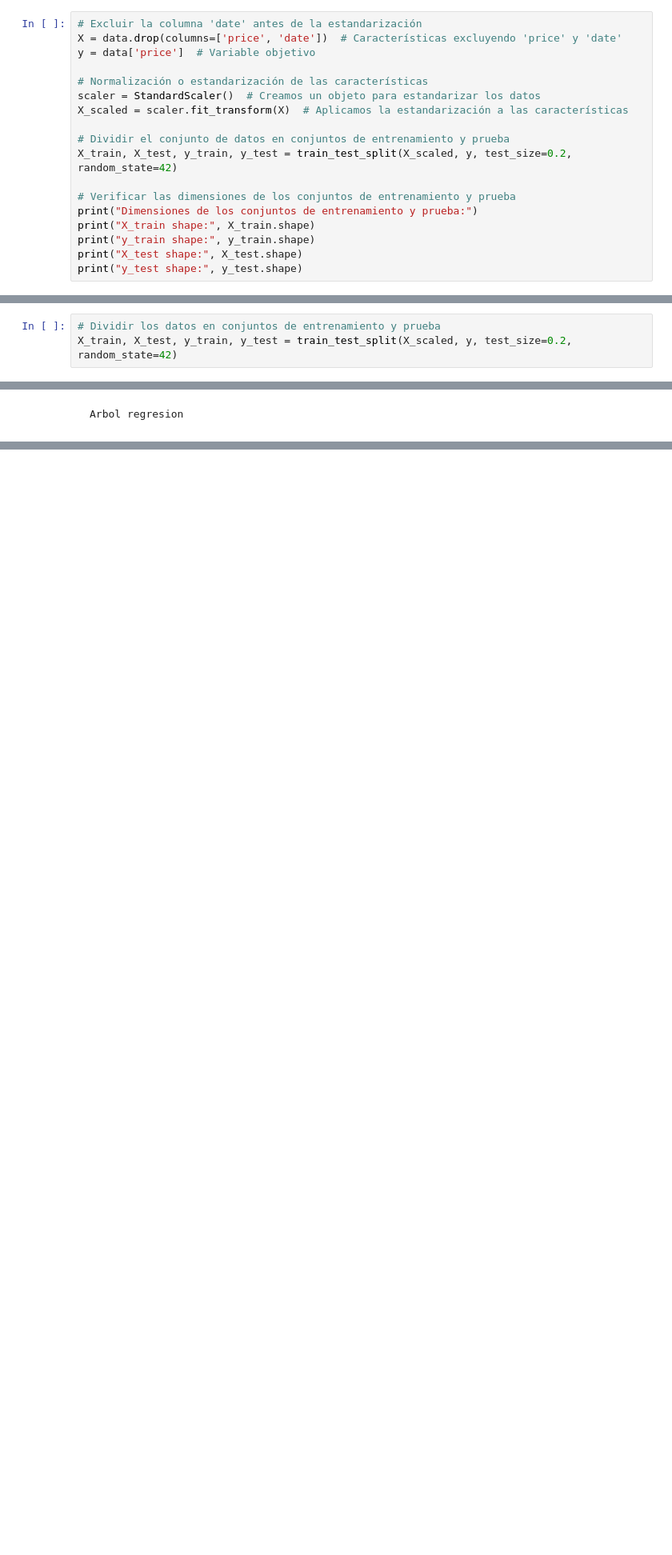
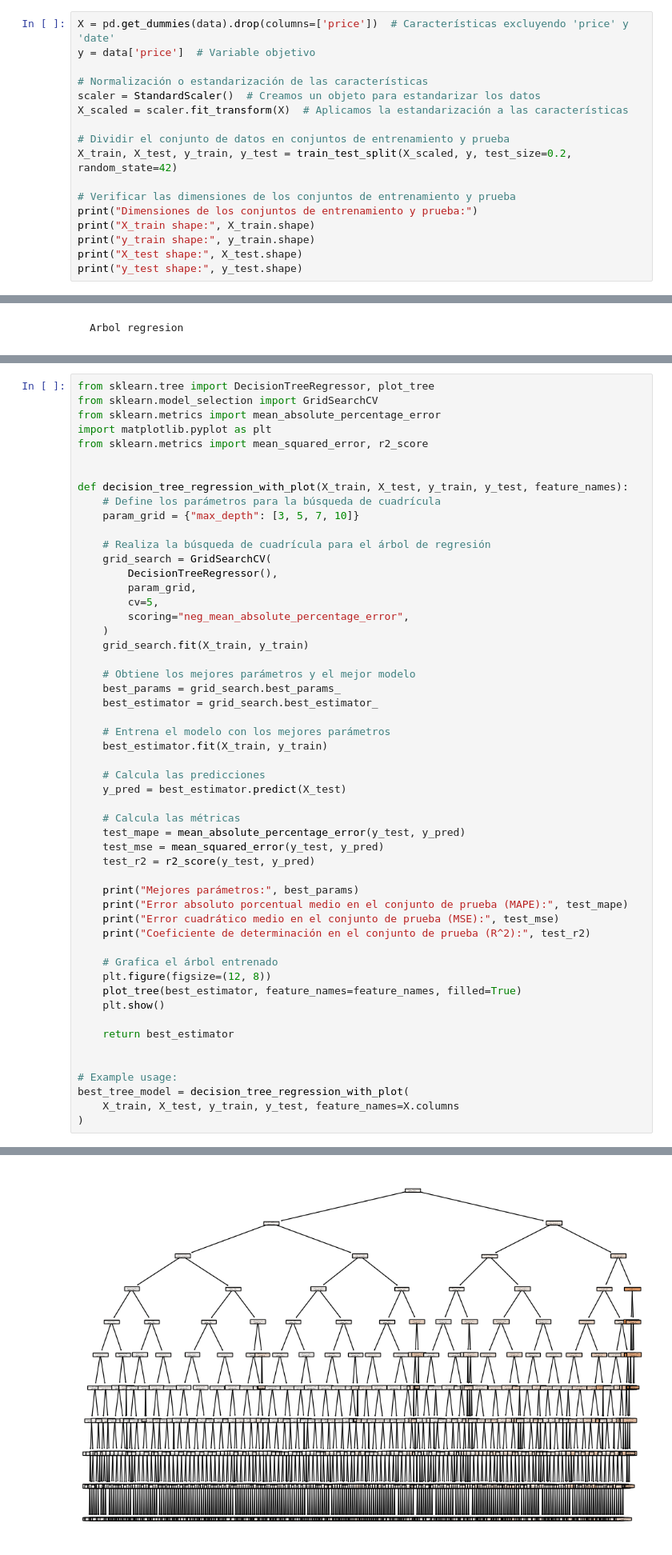
Before and after one commit to hlcxpl/DpyML-5, a Jupyter notebook: DpyML-5.ipynb, the cells around one changed output, grey strips where cells are left out. Shown at 80% size. Saved outputs shown, nothing was run; the diff lists cells and outputs as text; blank space fills up the shorter version.

````diff
--- a/DpyML-5.ipynb
+++ b/DpyML-5.ipynb
@@ -120,8 +198,7 @@ aleatoria o estratificada.
 
 ```
 # %%
-# Excluir la columna 'date' antes de la estandarización
-X = data.drop(columns=['price', 'date'])  # Características excluyendo 'price' y 'date'
+X = pd.get_dummies(data).drop(columns=['price'])  # Características excluyendo 'price' y 'date'
 y = data['price']  # Variable objetivo
 
 # Normalización o estandarización de las características
@@ -145,7 +222,4 @@ X_test shape: (4323, 19)
 y_test shape: (4323,)
-# %%
-# Dividir los datos en conjuntos de entrenamiento y prueba
-X_train, X_test, y_train, y_test = train_test_split(X_scaled, y, test_size=0.2, random_state=42)
 # %% [markdown]
 ```
 4. Implementar modelos de regresión lineal con regularización, como Ridge, Lasso o
@@ -216,0 +360,54 @@ plt.show()
+# %%
+from sklearn.tree import DecisionTreeRegressor, plot_tree
+from sklearn.model_selection import GridSearchCV
+from sklearn.metrics import mean_absolute_percentage_error
+import matplotlib.pyplot as plt
+from sklearn.metrics import mean_squared_error, r2_score
+
+
+def decision_tree_regression_with_plot(X_train, X_test, y_train, y_test, feature_names):
+    # Define los parámetros para la búsqueda de cuadrícula
+    param_grid = {"max_depth": [3, 5, 7, 10]}
+
+    # Realiza la búsqueda de cuadrícula para el árbol de regresión
+    grid_search = GridSearchCV(
+        DecisionTreeRegressor(),
+        param_grid,
+        cv=5,
+        scoring="neg_mean_absolute_percentage_error",
+    )
+    grid_search.fit(X_train, y_train)
+
+    # Obtiene los mejores parámetros y el mejor modelo
+    best_params = grid_search.best_params_
+    best_estimator = grid_search.best_estimator_
+
+    # Entrena el modelo con los mejores parámetros
+    best_estimator.fit(X_train, y_train)
+
+    # Calcula las predicciones
+    y_pred = best_estimator.predict(X_test)
+
+    # Calcula las métricas
+    test_mape = mean_absolute_percentage_error(y_test, y_pred)
+    test_mse = mean_squared_error(y_test, y_pred)
+    test_r2 = r2_score(y_test, y_pred)
+
+    print("Mejores parámetros:", best_params)
+    print("Error absoluto porcentual medio en el conjunto de prueba (MAPE):", test_mape)
+    print("Error cuadrático medio en el conjunto de prueba (MSE):", test_mse)
+    print("Coeficiente de determinación en el conjunto de prueba (R^2):", test_r2)
+
+    # Grafica el árbol entrenado
+    plt.figure(figsize=(12, 8))
+    plot_tree(best_estimator, feature_names=feature_names, filled=True)
+    plt.show()
+
+    return best_estimator
+
+
+# Example usage:
+best_tree_model = decision_tree_regression_with_plot(
+    X_train, X_test, y_train, y_test, feature_names=X.columns
+)
+# %% [output]
@@ -217,3 +418,4 @@ plt.show()
+[figure, added]
 # %% [markdown]
 ```
 5. Utilizar métricas de evaluación de regresión, como el Error Cuadrático Medio (MSE),
````
Also changed, not shown: parts of 14 cells of this notebook, 1 other file.
